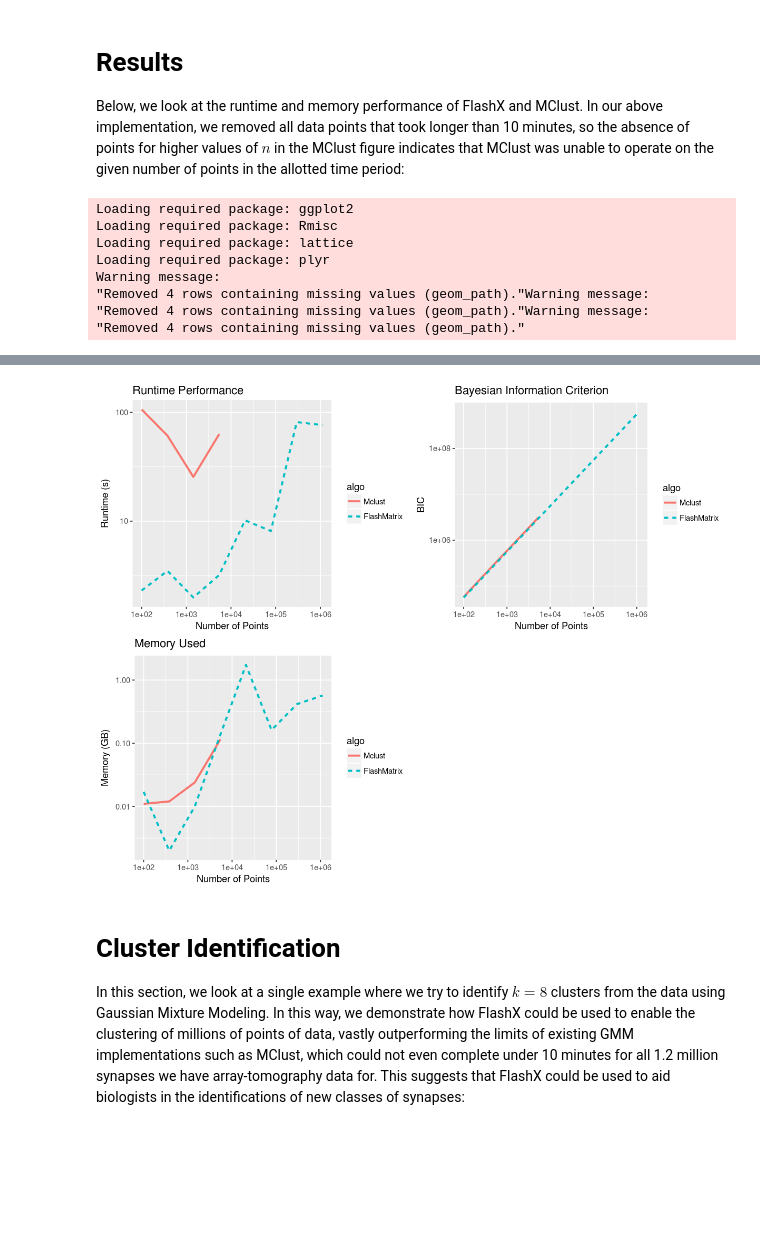
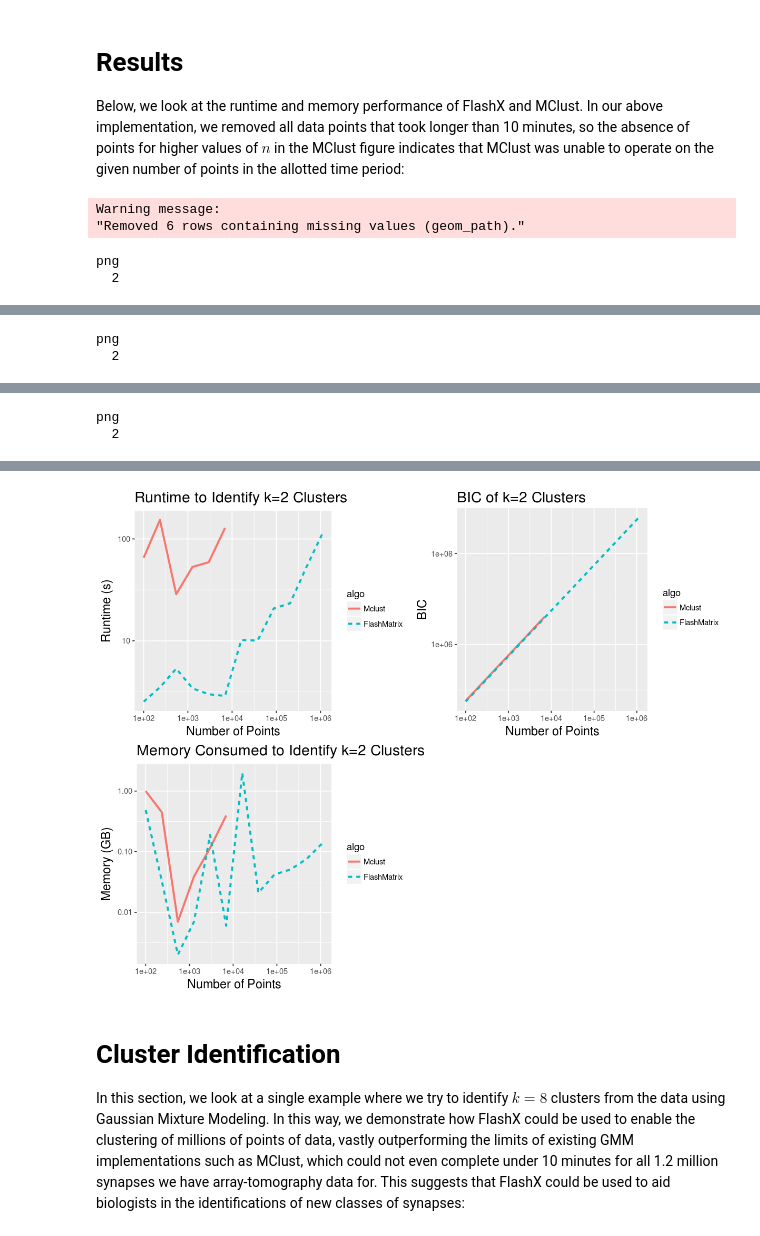
Before and after one commit to neurodata/mrilab, a Jupyter notebook: synaptomes/for_user/flashx-synaptomes_notebook.ipynb, the cells around one changed output, grey strips where cells are left out. Drawn from its saved outputs; the diff is of its cells as text; code cells hidden in the pictures; blank space fills up the shorter version.

```diff
--- a/synaptomes/for_user/flashx-synaptomes_notebook.ipynb
+++ b/synaptomes/for_user/flashx-synaptomes_notebook.ipynb
@@ -69,7 +71,6 @@ fx.fail <- FALSE
 mc.fail <- FALSE
 
 for (i in 1:length(ns)) {
-    print(i)
     # randomly sample n points from the data
     rsamp <- sample(maxn, ns[i])  # a random sample of n points
     mc.samp_dat <- mc.data[rsamp,]  # consider only the random sample of points
@@ -102,3 +103,10 @@ for (i in 1:length(ns)) {
         fx.fail <- res.fm$fail
     }
 }
+saveRDS(ns, 'data/ns.rds')
+saveRDS(results.fm.bic, 'data/results_fmbic.rds')
+results.mc.bic <- readRDS('data/results_mcbic.rds')
+results.fm.mem <- readRDS('data/results_fmmem.rds')
+results.mc.mem <- readRDS('data/results_mcmem.rds')
+results.fm.time <- readRDS('data/results_fmtime.rds')
+results.mc.time <- readRDS('data/results_mctime.rds')
@@ -114,3 +113,11 @@ for (i in 1:length(ns)) {
+# %%
+ns <- readRDS('data/ns.rds')
+results.fm.bic <- readRDS('data/results_fmbic.rds')
+results.mc.bic <- readRDS('data/results_mcbic.rds')
+results.fm.mem <- readRDS('data/results_fmmem.rds')
+results.mc.mem <- readRDS('data/results_mcmem.rds')
+results.fm.time <- readRDS('data/results_fmtime.rds')
+results.mc.time <- readRDS('data/results_mctime.rds')
 # %% [markdown]
 # Results
 
@@ -119,40 +126,52 @@ Below, we look at the runtime and memory performance of FlashX and MClust. In ou
 options(repr.plot.height=8, repr.plot.width=10)
 require(ggplot2)
 require(Rmisc)
+baseout_path <- '/tmpfiles/for_user/data/'
 runtime <- rbind(data.frame(algo="Mclust", n=ns, bic=abs(results.mc.bic), time=results.mc.time, mem=results.mc.mem),
                  data.frame(algo="FlashMatrix", n=ns, bic=abs(results.fm.bic), time=results.fm.time, mem=results.fm.mem))
 
+file <- paste(baseout_path, 'time.png', sep="")
+png(file, width=600, height=400)
 time_plot <- ggplot(runtime, aes(x=n, y=time, color=algo, linetype=algo)) +
     geom_line(size=1.1) +
     scale_x_log10(breaks=lseq(100, 1000000, length.out = 5)) +
     scale_y_log10() +
     xlab('Number of Points') +
     ylab('Runtime (s)') +
-    ggtitle('Runtime Performance')
+    ggtitle('Runtime to Identify k=2 Clusters') +
+    theme(axis.title=element_text(size=14), plot.title=element_text(size=17))
+print(time_plot)
+dev.off()
 
+file <- paste(baseout_path, 'mem.png', sep="")
+png(file, width=600, height=400)
 mem_plot <- ggplot(runtime, aes(x=n, y=mem, color=algo, linetype=algo)) +
     geom_line(size=1.1) +
     scale_x_log10(breaks=lseq(100, 1000000, length.out = 5)) +
     scale_y_log10() +
     xlab('Number of Points') +
     ylab('Memory (GB)') +
-    ggtitle('Memory Used')
+    ggtitle('Memory Consumed to Identify k=2 Clusters') +
+    theme(axis.title=element_text(size=14), plot.title=element_text(size=17))
+print(mem_plot)
+dev.off()
 
+file <- paste(baseout_path, 'bic.png', sep="")
+png(file, width=600, height=400)
 bic_plot <- ggplot(runtime, aes(x=n, y=bic, color=algo, linetype=algo)) +
     geom_line(size=1.1) +
     scale_x_log10(breaks=lseq(100, 1000000, length.out = 5)) +
     scale_y_log10() +
     xlab('Number of Points') +
     ylab('BIC') +
-    ggtitle('Bayesian Information Criterion')
+    ggtitle('BIC of k=2 Clusters') +
+    theme(axis.title=element_text(size=14), plot.title=element_text(size=17))
+print(bic_plot)
+dev.off()
 
 multiplot(time_plot, mem_plot, bic_plot, cols=2)
 # %% [output]
-Loading required package: ggplot2
-Loading required package: Rmisc
-Loading required package: lattice
-Loading required package: plyr
 Warning message:
-"Removed 4 rows containing missing values (geom_path)."Warning message:
-"Removed 4 rows containing missing values (geom_path)."Warning message:
-"Removed 4 rows containing missing values (geom_path)."
+"Removed 6 rows containing missing values (geom_path)."
+png
+  2
@@ -158,0 +180,2 @@ Warning message:
+png
+  2
@@ -158,0 +184,2 @@ Warning message:
+png
+  2
@@ -159,4 +190,4 @@ Warning message:
-[figure, old version]
+[figure, new version]
 # %% [markdown]
 # Cluster Identification
 
```
Also changed, not shown: parts of 9 cells of this notebook, 7 other files.
